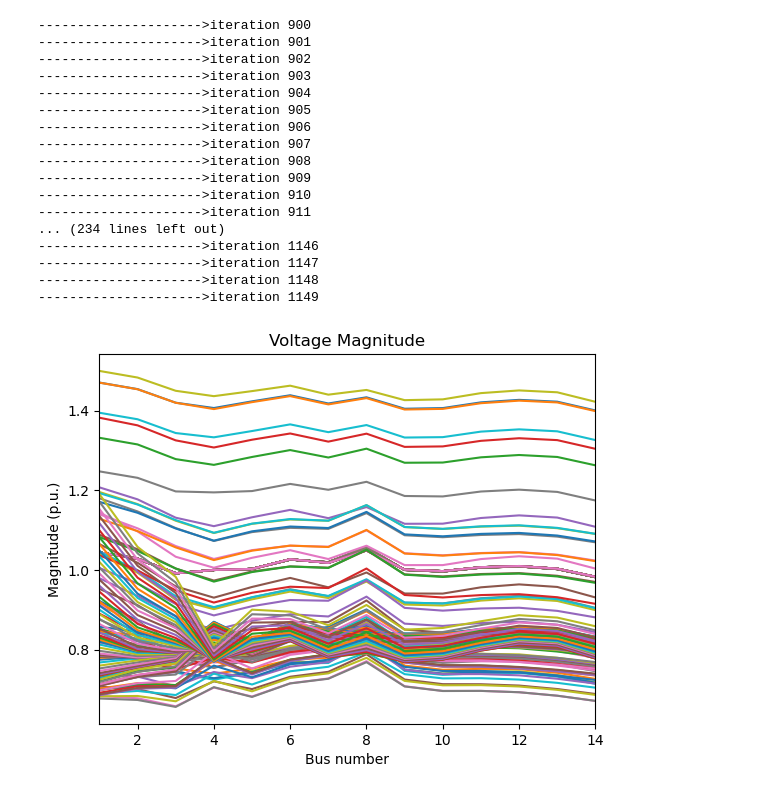
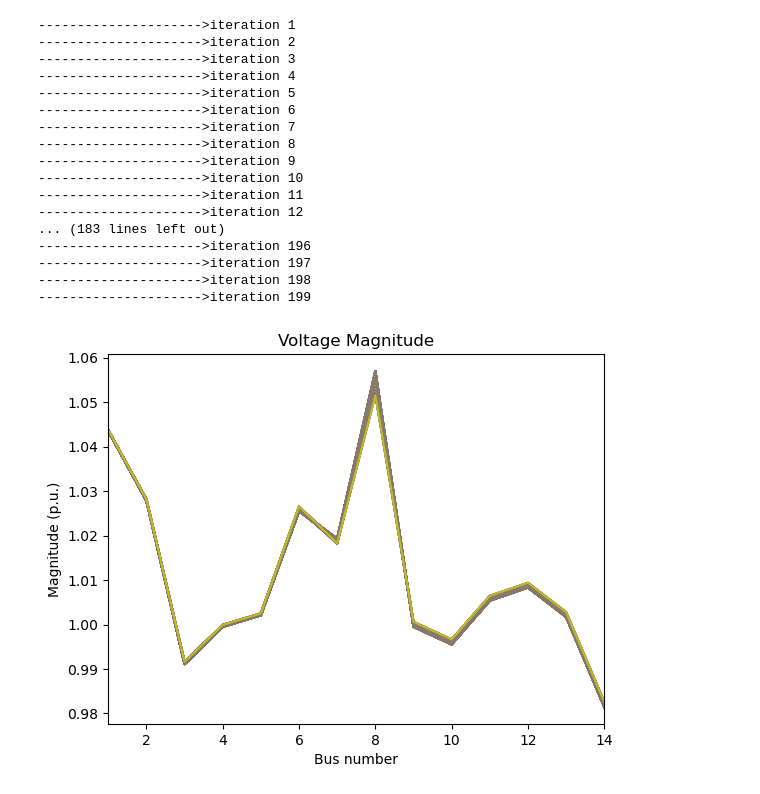
Before and after one commit to ayush-thakur/DSE_IEEE_14_bus, a Jupyter notebook: DSE_WLS_2.ipynb, the cells around one changed output. Cells and saved outputs as stored; diff of their text form; code cells hidden in the pictures.

```diff
--- a/DSE_WLS_2.ipynb
+++ b/DSE_WLS_2.ipynb
@@ -5,7 +5,7 @@ import matplotlib.pyplot as plot
 
 
 
-Pi= pd.read_csv("C:/Users/hp/Downloads/CaseNum_245Results_fault_modified.csv")
+Pi= pd.read_csv("data/validation_measurement1_modified1.csv")
 Pi=Pi.to_numpy();
 # Pi=Pi/100;
 
@@ -186,7 +186,7 @@ def ybusppg(num):
 
     return ybus
 # The main code for state estimation using WLS
-for x in range (900,1150):
+for x in range (1,200):
     num=14;
     ybus = ybusppg(num); # Get YBus..
     zdata = zdatas(x); # Get Measurement data..
@@ -372,49 +372,49 @@ for x in range (900,1150):
         del1[1:] = E[0:nbus-1]
         V=E[nbus-1:]
 
         iter=iter+1
         tol=np.max(np.abs(dE))
 
 #         print(H.shape)
 
 
 
 
 
 #     ++++++++++++++++++++++
 #     Presenting the results
 #     =====================
     V_hat= np.asarray(E);
     V_hat=V_hat.T;
     Vest=np.vstack((Vest,V_hat))
     print('--------------------->iteration',x)
 
-    if(x>940):
+    if(x>0):
         plot.plot(range(1,nbus+1),V,label=f'{i}')
 
 
 
     plot.title('Voltage Magnitude')
     plot.xlabel('Bus number')
     plot.ylabel('Magnitude (p.u.)')
     plot.xlim(1,nbus)
     plot.show
 # %% [output]
---------------------->iteration 900
---------------------->iteration 901
---------------------->iteration 902
---------------------->iteration 903
---------------------->iteration 904
---------------------->iteration 905
---------------------->iteration 906
---------------------->iteration 907
---------------------->iteration 908
---------------------->iteration 909
---------------------->iteration 910
---------------------->iteration 911
-... (234 lines left out)
---------------------->iteration 1146
---------------------->iteration 1147
---------------------->iteration 1148
---------------------->iteration 1149
+--------------------->iteration 1
+--------------------->iteration 2
+--------------------->iteration 3
+--------------------->iteration 4
+--------------------->iteration 5
+--------------------->iteration 6
+--------------------->iteration 7
+--------------------->iteration 8
+--------------------->iteration 9
+--------------------->iteration 10
+--------------------->iteration 11
+--------------------->iteration 12
+... (183 lines left out)
+--------------------->iteration 196
+--------------------->iteration 197
+--------------------->iteration 198
+--------------------->iteration 199
-[figure, old version]
+[figure, new version]
```
Also changed, not shown: 10 other files.
